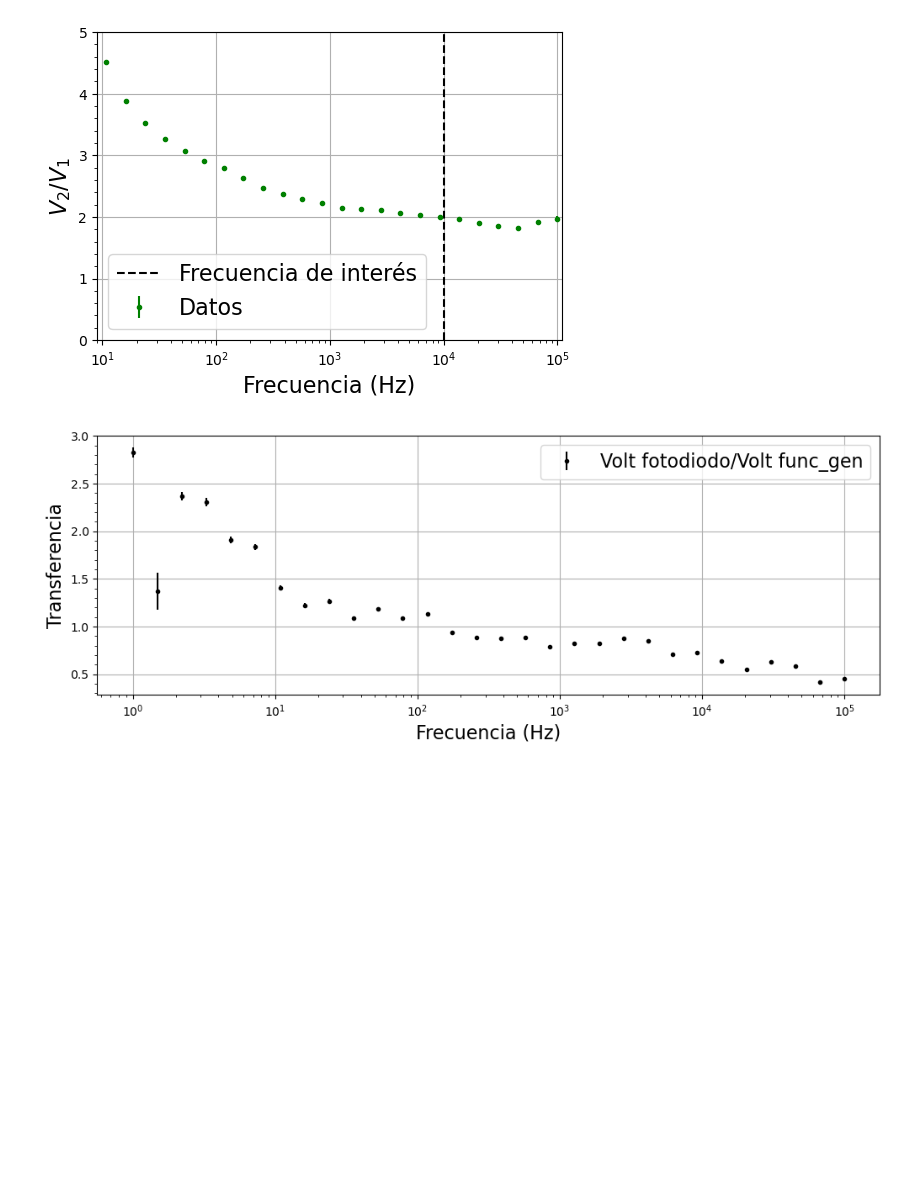
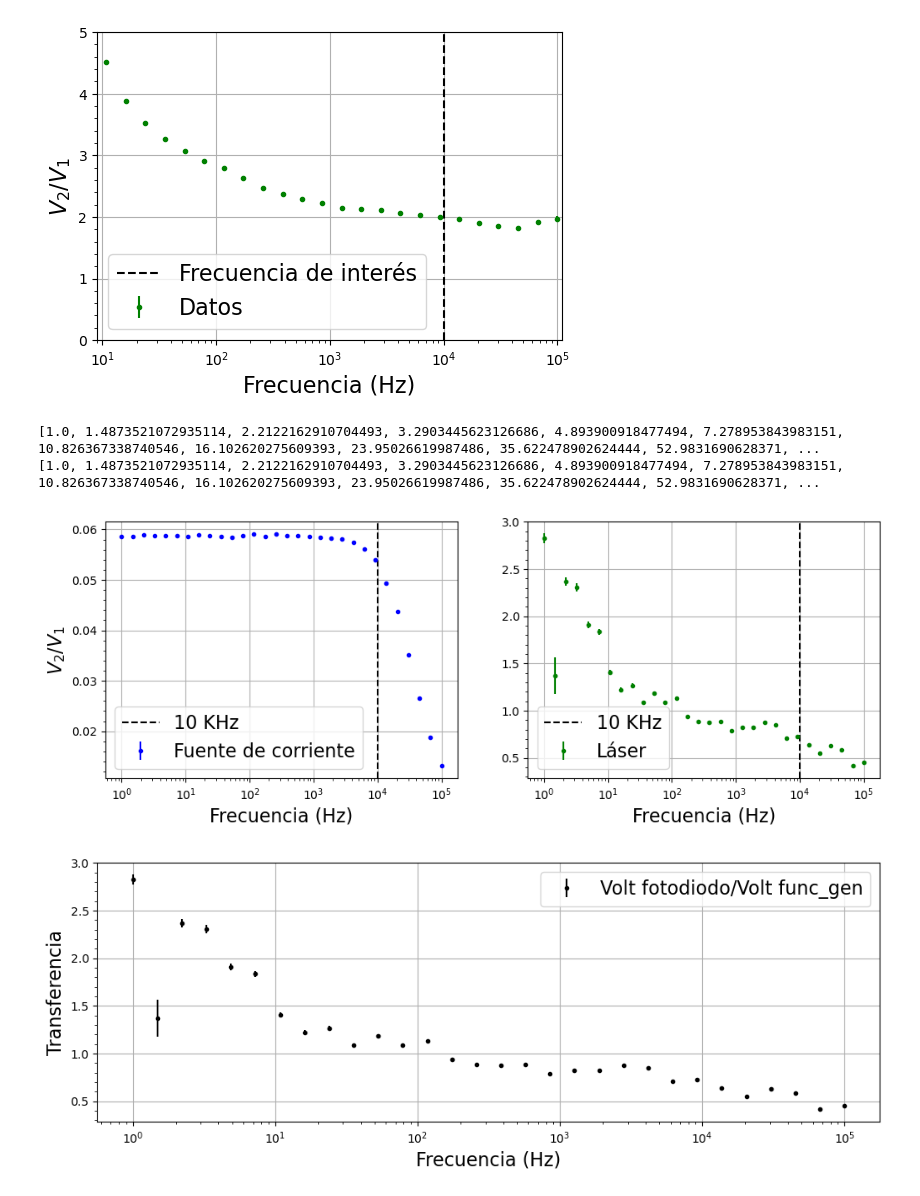
Before and after one commit to DelManuel/Magnetometro-optico, a Jupyter notebook: códigos/analisis_barrido_frecuencia.ipynb, the cells around one changed output. Drawn from its saved outputs; the diff is of its cells as text; code cells hidden in the pictures; blank space fills up the shorter version.

```diff
--- a/códigos/analisis_barrido_frecuencia.ipynb
+++ b/códigos/analisis_barrido_frecuencia.ipynb
@@ -181,6 +181,51 @@ ax.legend(loc = "lower left")
 plt.show()
 # %% [output]
 [figure]
+# %%
+carpetas = ["Fuente de corriente", "Tiempo de respuesta del laser"] # La R del fotodiodo era de 50 Ohm para las que no se aclara
+fechas = ["02-06", "12-06 2"]
+labels = ["Fuente de corriente", "Láser"]
+colors = ["b", "g"]
+
+fig, axs = plt.subplots(nrows = 1,ncols = len(labels), figsize=(12,4))
+for i, ax in enumerate(fig.axes):
+    file_name = f"../mediciones/D.D/{carpetas[i]}/Barrido sinusoidal {fechas[i]}.pickle"
+    f, t1, V1, t2, V2, amp1, amp2, amp1_err, amp2_err= cargar_datos(file_name)
+    # print(f)
+    if i == 0:
+        amp1, amp1_err = ajustar_sinusoidales(t1, V1, f, graficar = False)
+    # print("cambié de medicion")
+    amp2, amp2_err = ajustar_sinusoidales(t2, V2, f, graficar = False)
+    T = amp2/amp1
+    T_err = T*np.sqrt((amp1_err/amp1)**2+(amp2_err/amp2)**2)
+
+    y_min_lim = 0
+
+    ax.errorbar(f, T, yerr = T_err, label=f'{labels[i]}', color = f"{colors[i]}", fmt = ".")
+    # ax.hlines(max(T)*0.7, xmin = 1, xmax =10e4, ls = "--", color = "k")
+    if i == 0:
+        ax.set_ylabel('$V_2/V_1$')
+        y_max_lim = 0.07
+
+    else:
+        y_max_lim = 5
+
+
+    #ax.set_ylim(y_min_lim,y_max_lim)
+    ax.axvline(10000, ymin = 0, ymax = 1, ls = "--", label = "10 KHz", c = "k")
+
+
+    #ax.set_xlim(10-1, max(f)+10000)
+    ax.set_xlabel('Frecuencia (Hz)')
+    # ax.title(f'R={R}')
+    #ax.set_yscale("log")
+    ax.set_xscale("log")
+    ax.legend(loc = "lower left")
+plt.show()
+# %% [output]
+[1.0, 1.4873521072935114, 2.2122162910704493, 3.2903445623126686, 4.893900918477494, 7.278953843983151, 10.826367338740546, 16.102620275609393, 23.95026619987486, 35.622478902624444, 52.9831690628371, ...
+[1.0, 1.4873521072935114, 2.2122162910704493, 3.2903445623126686, 4.893900918477494, 7.278953843983151, 10.826367338740546, 16.102620275609393, 23.95026619987486, 35.622478902624444, 52.9831690628371, ...
+[figure, added]
 # %%
 file_name = f"../mediciones/D.D/{carpetas[0]}/Barrido sinusoidal {fechas[0]}.pickle"
 f, t1, V1, t2, V2, amp1, amp2, amp1_err, amp2_err= cargar_datos(file_name)
```
